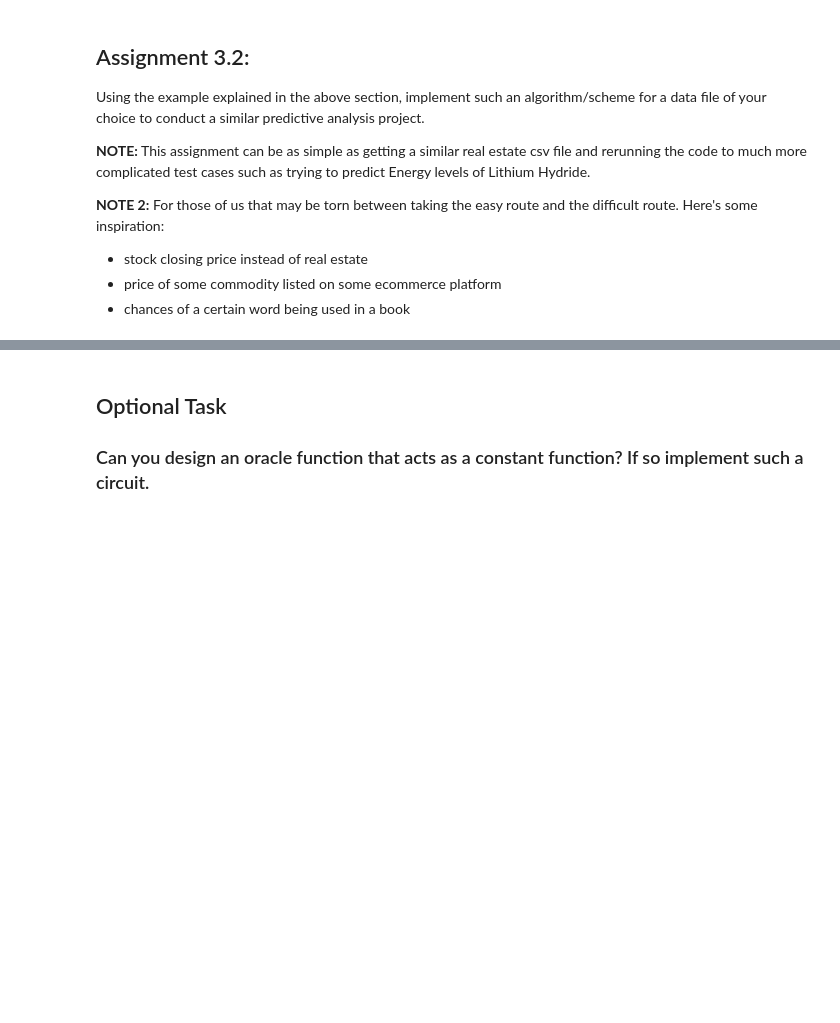
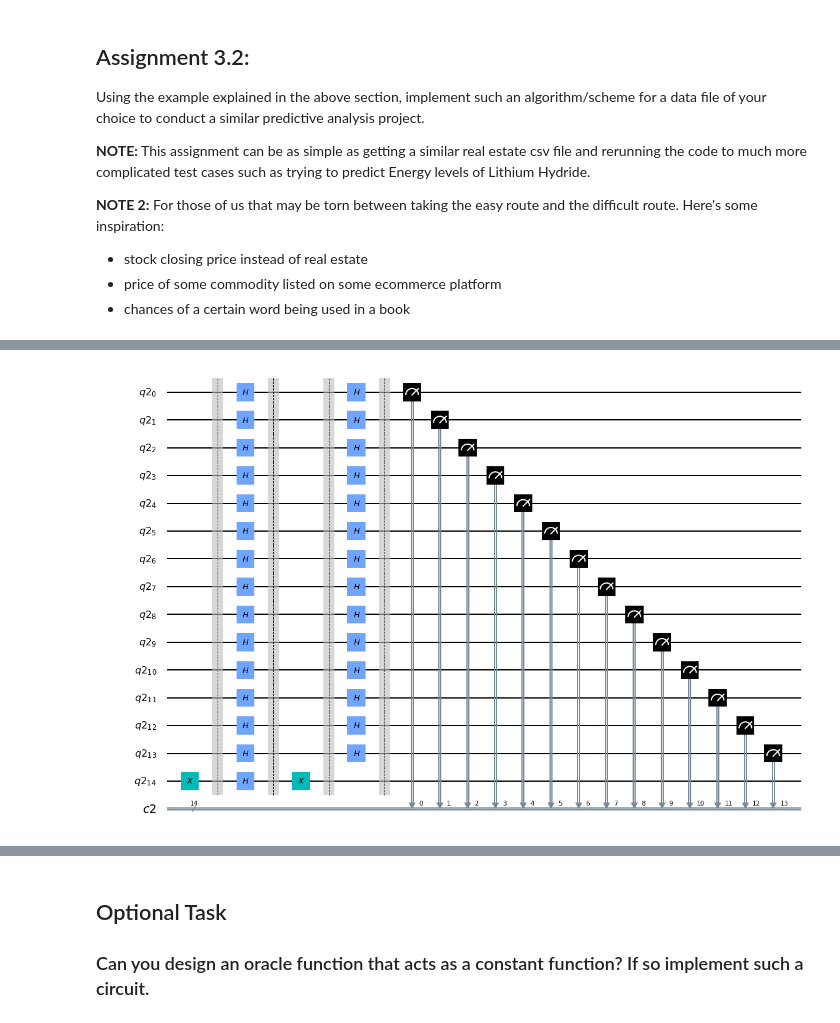
Before and after one commit to Lucasrctc/Qiskit_Assignment_3, a Jupyter notebook: assignment_3.ipynb, the cells around one changed output, grey strips where cells are left out. Cells and saved outputs as stored; diff of their text form; code cells hidden in the pictures; blank space fills up the shorter version.

```diff
--- a/assignment_3.ipynb
+++ b/assignment_3.ipynb
@@ -299,11 +299,8 @@ CurrentYear = len(tx_real_estate_df["median_house_value"])/170
 PredictedYearValue = 0
 CurrentYearValue = tx_real_estate_df["median_house_value"][CurrentYear]
 
-for i, j in enumerate(tx_real_estate_df["median_house_value"]):
-    i = N
-    PredictedYearValue = tx_real_estate_df["median_house_value"][i]
+PredictedYearValue = tx_real_estate_df["median_house_value"][N]
 
-print("Year: ", CurrentYear)
 print("Predicted: ", PredictedYearValue)
 print("Current: ", CurrentYearValue)
 
@@ -379,0 +410,14 @@ YOUR CODE HERE
+# %%
+xCount = yCount = 0
+while(xCount == yCount):
+    x = np.random.randint(len(data.keys()))
+    y = np.random.randint(len(data.keys()))
+    print("Random numbers: ",x, y)
+    x = list(data)[x]
+    y = list(data)[y]
+    print("Representing words: ", x, ",",y)
+    yCount = data[y]
+    xCount = data[x]
+    print("With counts:", xCount, yCount)
+    if(xCount == yCount):
+        print("Picking different random words since these have the same count")
@@ -379,0 +436,37 @@ YOUR CODE HERE
+# %%
+qr = QuantumRegister(nbit+1)
+cr = ClassicalRegister(nbit)
+
+PredictionCircuit = QuantumCircuit(qr,cr)
+
+# initialize the ancilla qubit in the |1> state
+PredictionCircuit.x(qr[nbit])
+
+PredictionCircuit.barrier()
+
+# First step of quantum algorithms - Prepare the superposition
+# For superposition, we apply the Hadamard gate on all qubits
+PredictionCircuit.h(qr)
+
+PredictionCircuit.barrier()
+
+if yCount > xCount:
+    PredictionCircuit.x(qr[nbit])
+elif xCount > yCount :
+    PredictionCircuit.cx(qr[nbit-2],qr[nbit])
+else:
+    print("Invalid")
+
+PredictionCircuit.barrier()
+
+for i in range(nbit):
+    PredictionCircuit.h(i)
+
+PredictionCircuit.barrier()
+
+for i in range(nbit):
+    PredictionCircuit.measure(qr[i],cr[i])
+
+PredictionCircuit.draw("mpl")
+# %% [output]
+[figure, added]
```
Also changed, not shown: parts of 9 cells of this notebook, 1 other file.
